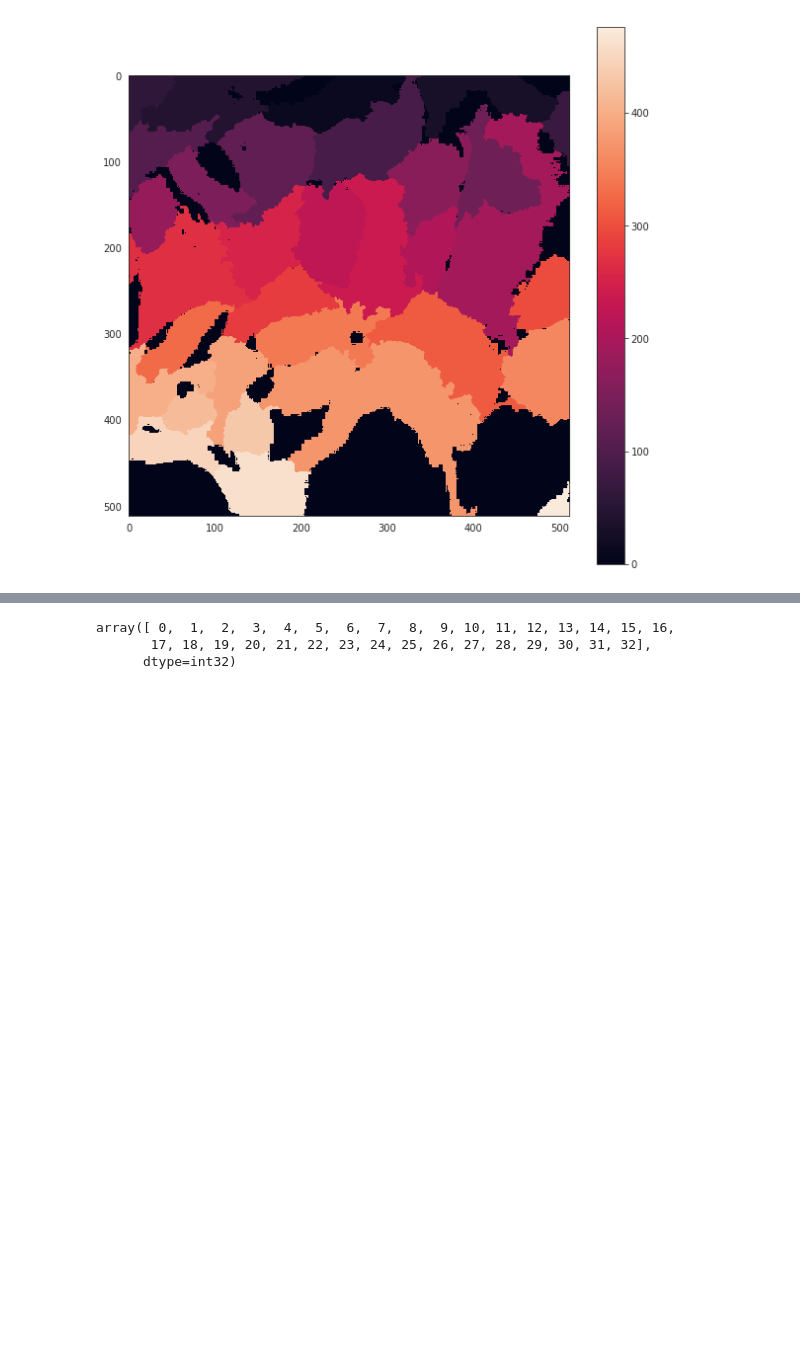
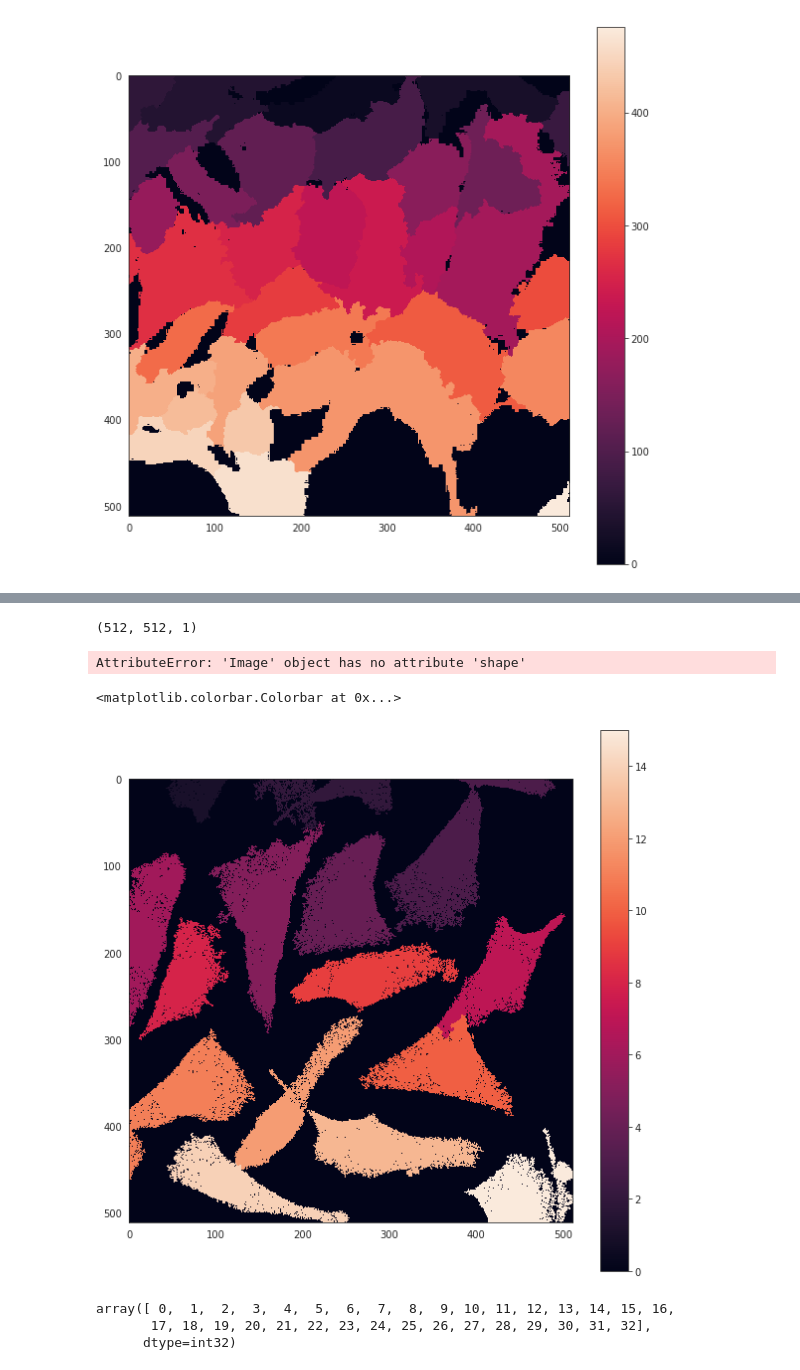
Before and after one commit to serokell/HPA, a Jupyter notebook: IPython/CellsClusterisation.ipynb, the cells around one changed output, grey strips where cells are left out. Drawn from its saved outputs; the diff is of its cells as text; code cells hidden in the pictures; blank space fills up the shorter version.

```diff
--- a/IPython/CellsClusterisation.ipynb
+++ b/IPython/CellsClusterisation.ipynb
@@ -173,3 +160,0 @@ Name: Id, dtype: object
-# %%
-idx = np.random.choice(roi_ids)
-idx
@@ -227,0 +219,15 @@ plt.colorbar(a)
+# %%
+np.expand_dims(hr_image, -1).shape
+# %% [output]
+(512, 512, 1)
+# %%
+from PIL import Image
+
+hr_image = np.stack([
+    cv2.imread(paths[0].format(colour), -1)
+    for colour in ['blue', 'red', 'green', 'yellow']
+], axis=-1).mean(-1).astype(np.uint8)
+hr_image = Image.fromarray(hr_image)
+hr_image.shape
+# %% [output]
+AttributeError: 'Image' object has no attribute 'shape'
@@ -228,3 +271,10 @@ plt.colorbar(a)
+# %%
+plt.figure(figsize=(10, 10))
+a = plt.imshow(watershed)
+plt.colorbar(a)
+# %% [output]
+<matplotlib.colorbar.Colorbar at 0x...>
+[figure, added]
 # %%
 np.unique(watershed)
 # %% [output]
```
Also changed, not shown: parts of 11 cells of this notebook, 7 other files.
